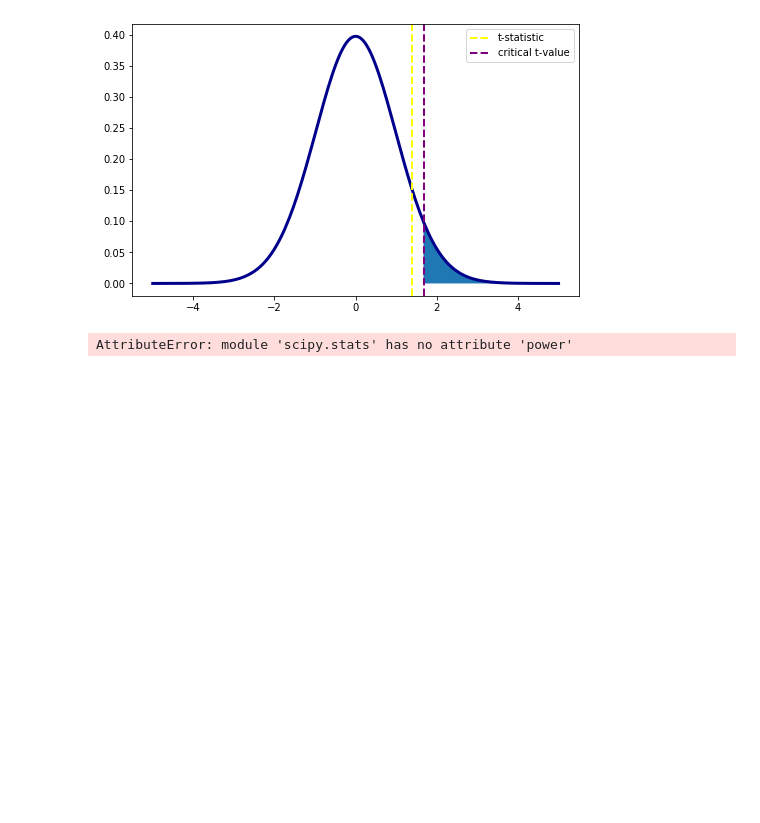
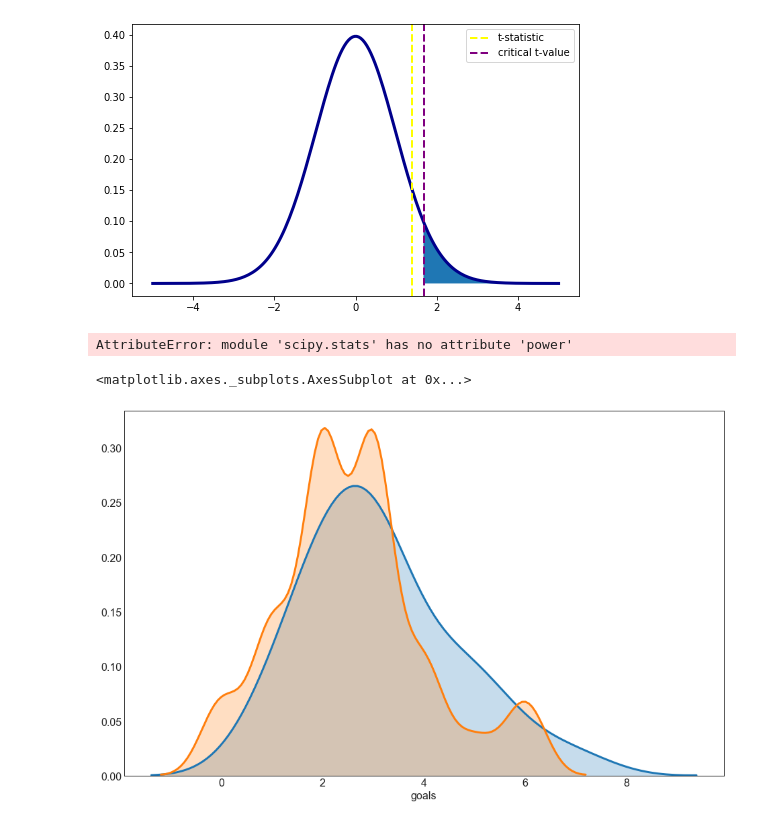
Before and after one commit to nismotie/Statistical-Testing-on-Premier-League-Data, a Jupyter notebook: titus_eda.ipynb, the cells around one changed output. Cells and saved outputs as stored; diff of their text form; code cells hidden in the pictures; blank space fills up the shorter version.

```diff
--- a/titus_eda.ipynb
+++ b/titus_eda.ipynb
@@ -193,0 +198,6 @@ AttributeError: module 'scipy.stats' has no attribute 'power'
+# %%
+sns.distplot(red_games_sample.goals, hist = False, kde = True, kde_kws = {'shade': True, 'linewidth': 3})
+sns.distplot(no_red_games_sample.goals, hist = False, kde = True, kde_kws = {'shade': True, 'linewidth': 3})
+# %% [output]
+<matplotlib.axes._subplots.AxesSubplot at 0x...>
+[figure, added]
```
Also changed, not shown: parts of 4 cells of this notebook.
